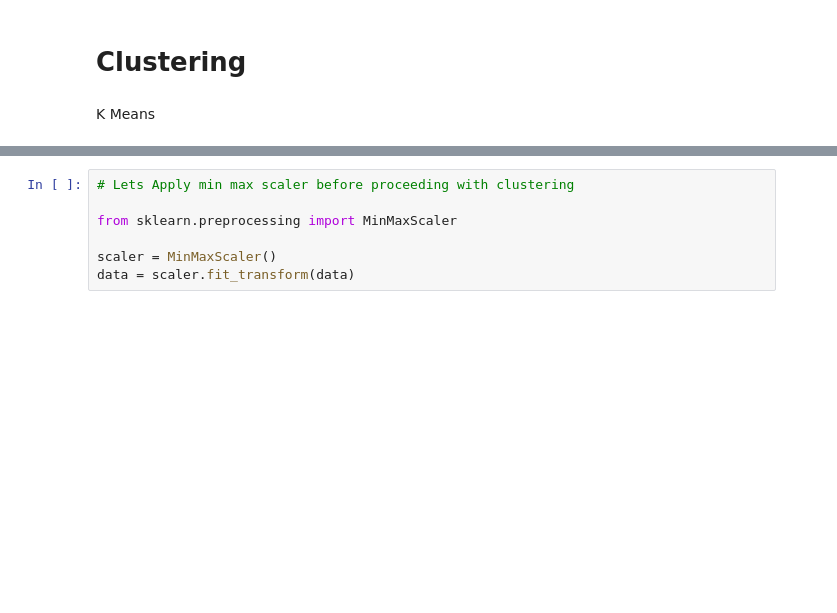
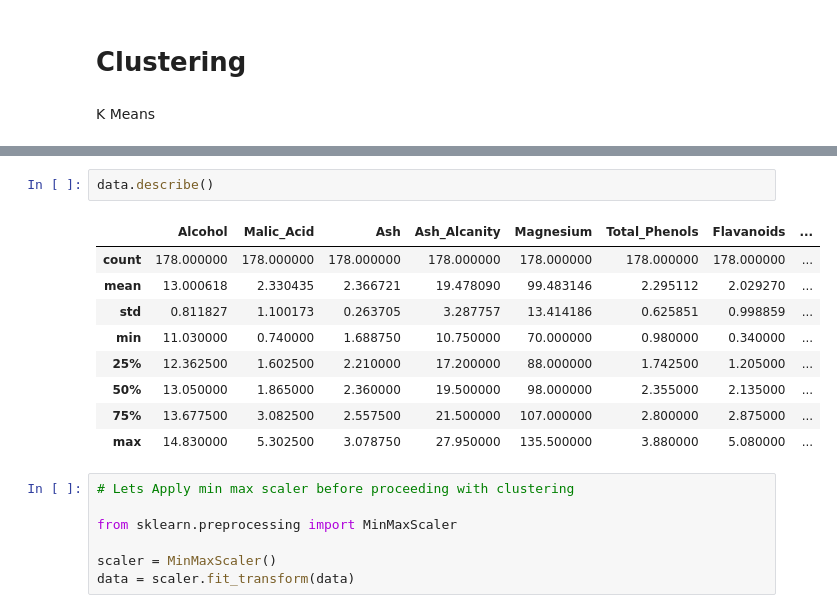
Before and after one commit to NeebaBabu/Week14, a Jupyter notebook: CaseStudy_Week14.ipynb, the cells around one changed output, grey strips where cells are left out. Cells and saved outputs as stored; diff of their text form; blank space fills up the shorter version.

```diff
--- a/CaseStudy_Week14.ipynb
+++ b/CaseStudy_Week14.ipynb
@@ -114,3 +116,15 @@ AttributeError: 'numpy.ndarray' object has no attribute 'head'
+# %%
+data.describe()
+# %% [output]
+|  | Alcohol | Malic_Acid | Ash | Ash_Alcanity | Magnesium | Total_Phenols | Flavanoids | ... |
+| count | 178.000000 | 178.000000 | 178.000000 | 178.000000 | 178.000000 | 178.000000 | 178.000000 | ... |
+| mean | 13.000618 | 2.330435 | 2.366721 | 19.478090 | 99.483146 | 2.295112 | 2.029270 | ... |
+| std | 0.811827 | 1.100173 | 0.263705 | 3.287757 | 13.414186 | 0.625851 | 0.998859 | ... |
+| min | 11.030000 | 0.740000 | 1.688750 | 10.750000 | 70.000000 | 0.980000 | 0.340000 | ... |
+| 25% | 12.362500 | 1.602500 | 2.210000 | 17.200000 | 88.000000 | 1.742500 | 1.205000 | ... |
+| 50% | 13.050000 | 1.865000 | 2.360000 | 19.500000 | 98.000000 | 2.355000 | 2.135000 | ... |
+| 75% | 13.677500 | 3.082500 | 2.557500 | 21.500000 | 107.000000 | 2.800000 | 2.875000 | ... |
+| max | 14.830000 | 5.302500 | 3.078750 | 27.950000 | 135.500000 | 3.880000 | 5.080000 | ... |
 # %%
 # Lets Apply min max scaler before proceeding with clustering
 
```
Also changed, not shown: parts of 3 cells of this notebook.
